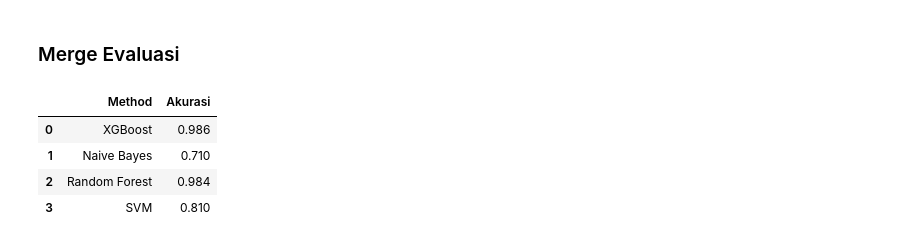
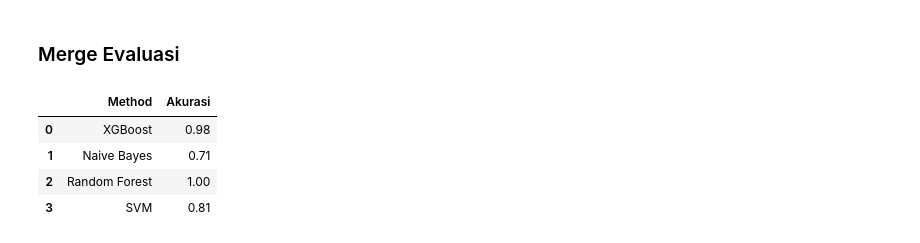
Before and after one commit to InMyDream21/Stunting-Classification, a Jupyter notebook: Stunting_Classification_Machine_Learning.ipynb, the cells around one changed output. Drawn from its saved outputs; the diff is of its cells as text; code cells hidden in the pictures.

```diff
--- a/Stunting_Classification_Machine_Learning.ipynb
+++ b/Stunting_Classification_Machine_Learning.ipynb
@@ -413,15 +413,15 @@ plt.show()
 # %%
 import pandas as pd
 
 models = ['XGBoost', 'Naive Bayes', 'Random Forest', 'SVM']
-accuracy = [0.986, 0.71, 0.984, 0.81]
+accuracy = [0.98, 0.71, 1, 0.81]
 
 df = pd.DataFrame({'Method': models, 'Akurasi': accuracy})
 df
 # %% [output]
 |  | Method | Akurasi |
-| 0 | XGBoost | 0.986 |
-| 1 | Naive Bayes | 0.710 |
-| 2 | Random Forest | 0.984 |
-| 3 | SVM | 0.810 |
+| 0 | XGBoost | 0.98 |
+| 1 | Naive Bayes | 0.71 |
+| 2 | Random Forest | 1.00 |
+| 3 | SVM | 0.81 |
 # %%
```
Also changed, not shown: parts of 2 cells of this notebook.
